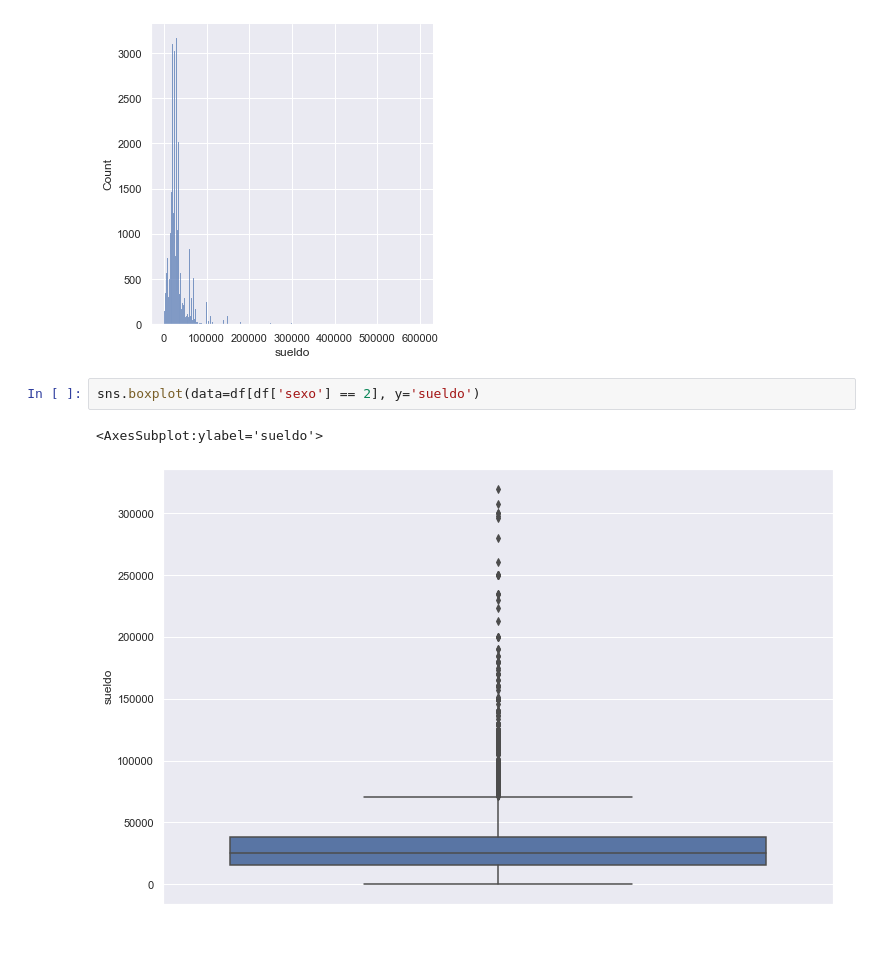
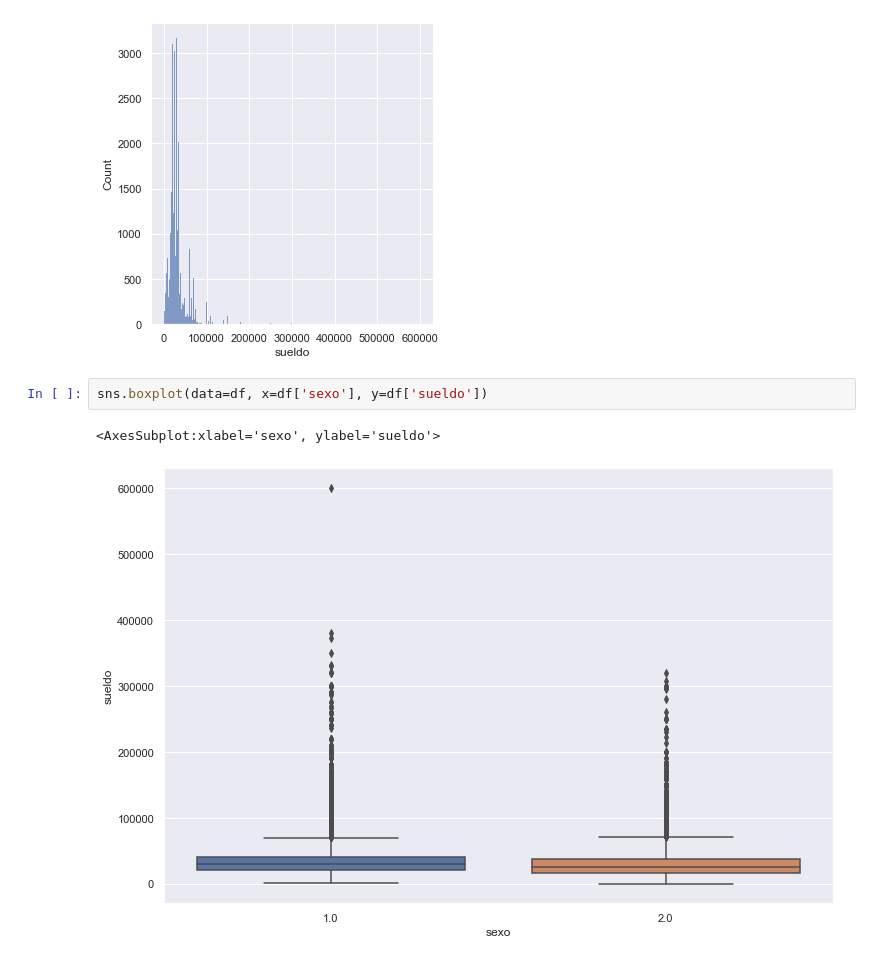
Before and after one commit to anicolon/coder_proyecto, a Jupyter notebook: hyp_2020/idea_nicolon.ipynb, the cells around one changed output. Drawn from its saved outputs; the diff is of its cells as text.

```diff
--- a/hyp_2020/idea_nicolon.ipynb
+++ b/hyp_2020/idea_nicolon.ipynb
@@ -74,7 +74,7 @@ sns.displot(df['sueldo'])
 <seaborn.axisgrid.FacetGrid at 0x...>
 [figure]
 # %%
-sns.boxplot(data=df[df['sexo'] == 2], y='sueldo')
+sns.boxplot(data=df, x=df['sexo'], y=df['sueldo'])
 # %% [output]
-<AxesSubplot:ylabel='sueldo'>
+<AxesSubplot:xlabel='sexo', ylabel='sueldo'>
-[figure, old version]
+[figure, new version]
```
Also changed, not shown: parts of 6 cells of this notebook.
